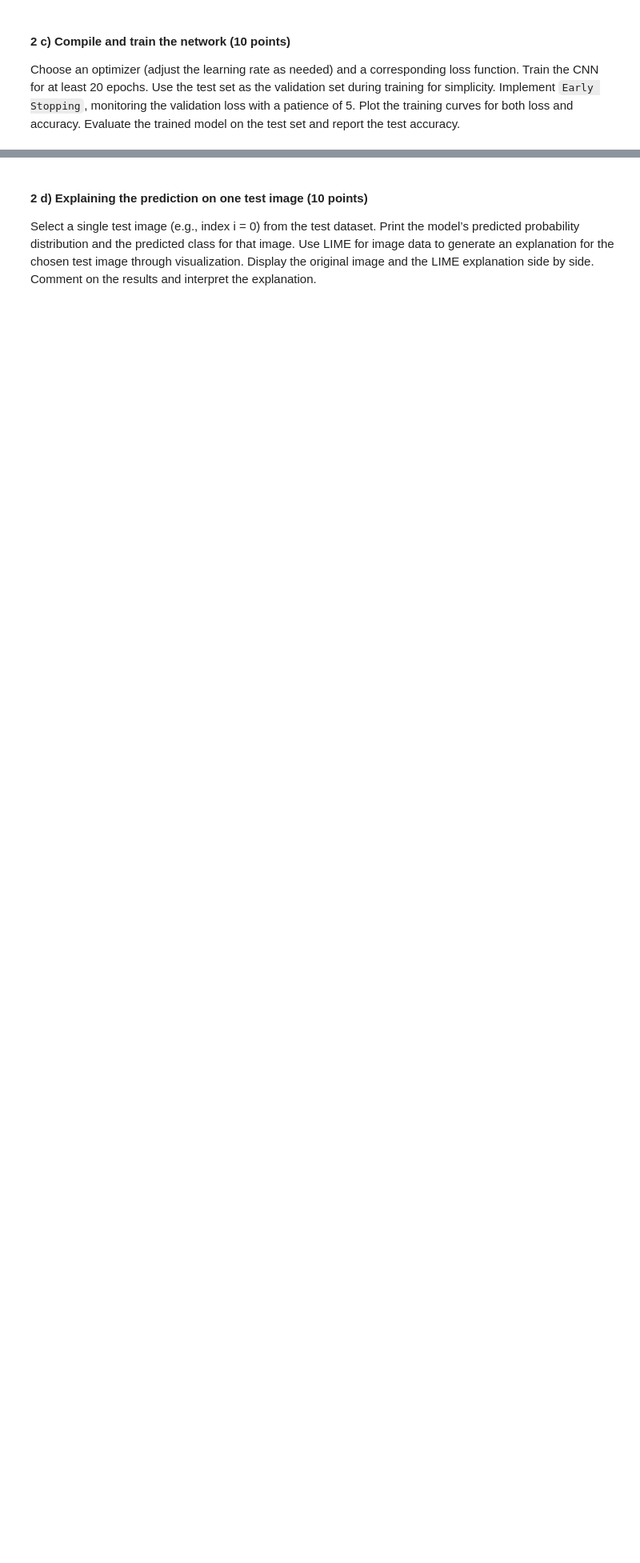
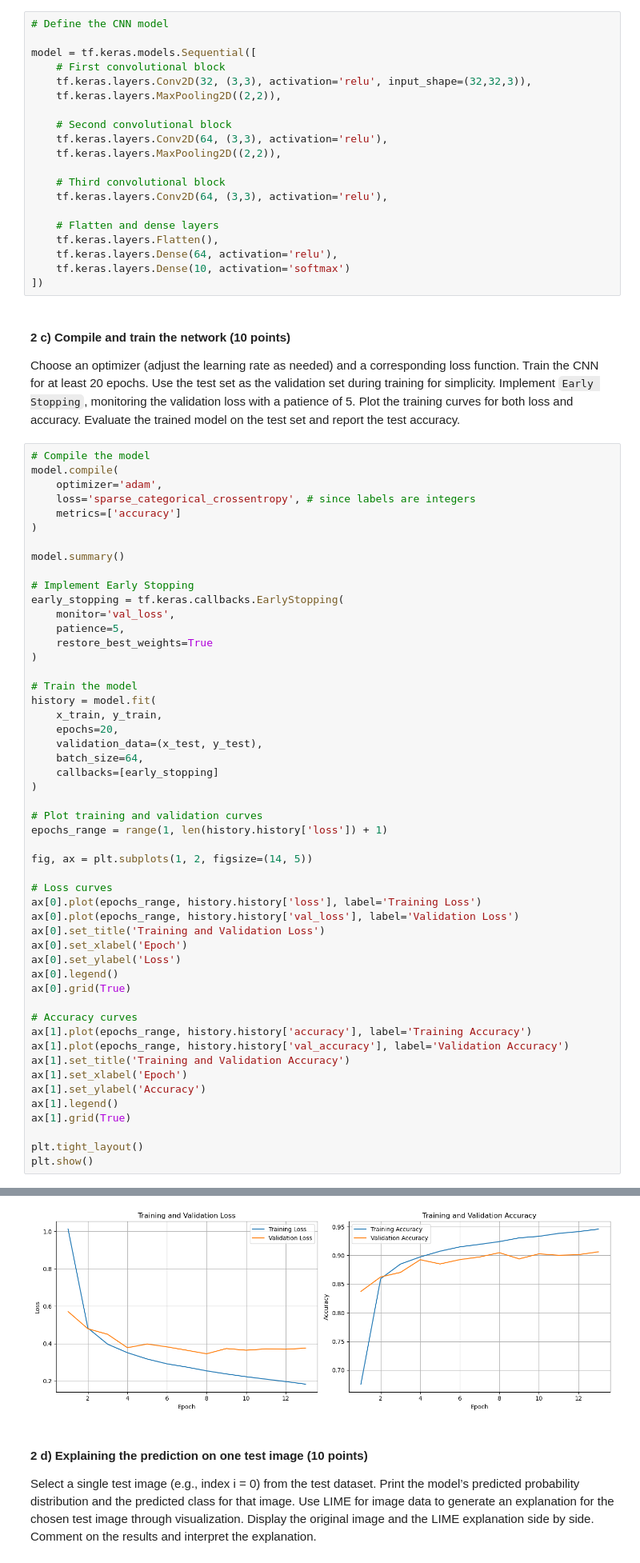
Before and after one commit to cloverco3la/GRA-41624-Deep-Learning, a Jupyter notebook: project-GRA4162-fall2026.ipynb, the cells around one changed output, grey strips where cells are left out. Shown at 80% size. Drawn from its saved outputs; the diff is of its cells as text; blank space fills up the shorter version.

```diff
--- a/project-GRA4162-fall2026.ipynb
+++ b/project-GRA4162-fall2026.ipynb
@@ -298,6 +497,26 @@ test_data = sio.loadmat("test_32x32.mat")
 #### 2 b) Build a CNN model (10 points)
 
 Construct a Convolutional Neural Network (CNN) with at least 2 convolutional layers, 2 pooling layers, and 1 dense layer. You may optionally include normalization, dropout, or other regularization techniques to improve accuracy (in Part 2c). Explain and justify your modeling choices in your comments.
+# %%
+# Define the CNN model
+
+model = tf.keras.models.Sequential([
+    # First convolutional block
+    tf.keras.layers.Conv2D(32, (3,3), activation='relu', input_shape=(32,32,3)),
+    tf.keras.layers.MaxPooling2D((2,2)),
+
+    # Second convolutional block
+    tf.keras.layers.Conv2D(64, (3,3), activation='relu'),
+    tf.keras.layers.MaxPooling2D((2,2)),
+
+    # Third convolutional block
+    tf.keras.layers.Conv2D(64, (3,3), activation='relu'),
+
+    # Flatten and dense layers
+    tf.keras.layers.Flatten(),
+    tf.keras.layers.Dense(64, activation='relu'),
+    tf.keras.layers.Dense(10, activation='softmax')
+])
 # %% [markdown]
 #### 2 c) Compile and train the network (10 points)
 
@@ -307,3 +526,55 @@ Use the test set as the validation set during training for simplicity.
 Implement `Early Stopping`, monitoring the validation loss with a patience of 5.
 Plot the training curves for both loss and accuracy.
 Evaluate the trained model on the test set and report the test accuracy.
+# %%
+# Compile the model
+model.compile(
+    optimizer='adam',
+    loss='sparse_categorical_crossentropy', # since labels are integers
+    metrics=['accuracy']
+)
+
+model.summary()
+
+# Implement Early Stopping
+early_stopping = tf.keras.callbacks.EarlyStopping(
+    monitor='val_loss',
+    patience=5,
+    restore_best_weights=True
+)
+
+# Train the model
+history = model.fit(
+    x_train, y_train,
+    epochs=20,
+    validation_data=(x_test, y_test),
+    batch_size=64,
+    callbacks=[early_stopping]
+)
+
+# Plot training and validation curves
+epochs_range = range(1, len(history.history['loss']) + 1)
+
+fig, ax = plt.subplots(1, 2, figsize=(14, 5))
+
+# Loss curves
+ax[0].plot(epochs_range, history.history['loss'], label='Training Loss')
+ax[0].plot(epochs_range, history.history['val_loss'], label='Validation Loss')
+ax[0].set_title('Training and Validation Loss')
+ax[0].set_xlabel('Epoch')
+ax[0].set_ylabel('Loss')
+ax[0].legend()
+ax[0].grid(True)
+
+# Accuracy curves
+ax[1].plot(epochs_range, history.history['accuracy'], label='Training Accuracy')
+ax[1].plot(epochs_range, history.history['val_accuracy'], label='Validation Accuracy')
+ax[1].set_title('Training and Validation Accuracy')
+ax[1].set_xlabel('Epoch')
+ax[1].set_ylabel('Accuracy')
+ax[1].legend()
+ax[1].grid(True)
+
+plt.tight_layout()
+plt.show()
+# %% [output]
@@ -310,3 +621,4 @@ Evaluate the trained model on the test set and report the test accuracy.
+[figure, added]
 # %% [markdown]
 #### 2 d) Explaining the prediction on one test image (10 points)
 
```
Also changed, not shown: parts of 9 cells of this notebook, 1 other file.
